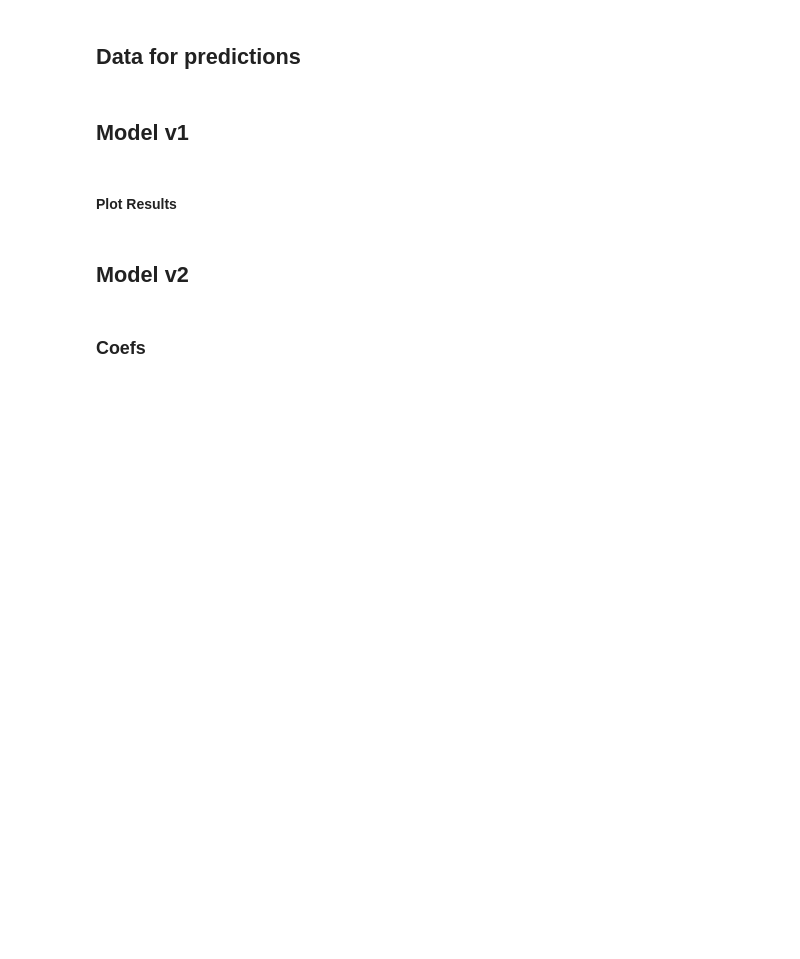
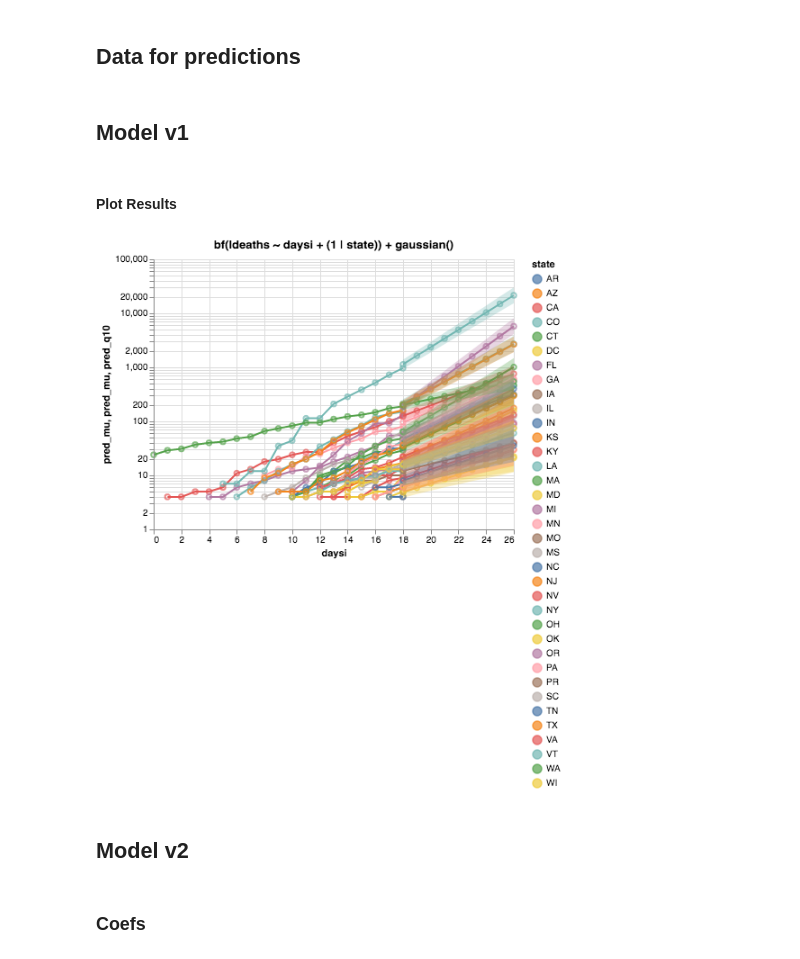
Before and after one commit to wcbeard/covid_models, a Jupyter notebook: notebooks/covid_model.ipynb, the cells around one changed output. Cells and saved outputs as stored; diff of their text form; code cells hidden in the pictures; blank space fills up the shorter version.

```diff
--- a/notebooks/covid_model.ipynb
+++ b/notebooks/covid_model.ipynb
@@ -47,7 +47,8 @@ load_states = mem.cache(cvs.load_states)
 dfct = cvs.load_ga_county()
 ga_agg = cvs.load_ga_agg()
 # %%
-date_arg = '03-27'
+date_arg = '03-29'
+fn_date = '0329'
 dfs = (
     load_states(date=date_arg)
     .sort_values(["state", "date"], ascending=True)
@@ -68,7 +69,7 @@ Current actual max date: 20200327
 
 def log_preds(df):
     preds = [c for c in df if c.startswith('pred_')]
-    df = df.assign(**{pred: lambda x, pred=pred: 10 ** x[pred] for pred in preds})
+    df = df.assign(**{pred: lambda x, pred=pred: np.exp(x[pred]) for pred in preds})
     return df
 
 dfd = cvs.filter_mortality(dfs)
@@ -104,38 +106,49 @@ dfsim1 = dfsim1_.merge(dfsim_out, on='row').pipe(log_preds)
+# %%
+dfsim_preds = pd.read_feather(data_dir / "mort_preds_0328.fth").rename(
+    columns={"pred_state": "state", "pred_daysi": "daysi"}
+)
+dfsim2_preds = (
+    dfsim1_.merge(dfsim_preds, on=["state", "daysi"])
+    .pipe(log_preds)
+    .assign(date=lambda x: x.daysi.map(dayi2date))
+)
 # %% [markdown]
 #### Plot Results
 # %%
 color = "state"
 x = "daysi"
 y = "pred_mu"
 
 
-pred = dfsim1
+pred = dfsim2_preds
 actual = dfd.assign(pred_mu=lambda x: x["death"])
 
 
 def deco(ch):
     h = ch.mark_line().encode(
         x=A.X(x, title=x),
         y=A.Y(y, title=y, scale=lgs),
         color=color,
         tooltip=[color, x, y],
     )
     return h
 
 
 h_act = deco(Chart(actual))
 h_est = deco(Chart(pred))
 h_est_err = h_est.mark_errorband().encode(
     y="pred_q10", y2="pred_q90", x="daysi", color=color,
 )
 
 ch_act = h_act + h_act.mark_point()
 ch_est = h_est + h_est.mark_point() + h_est_err
 
 
 form1 = "bf(ldeaths ~ daysi + (1 | state)) + gaussian()"
 save_ch = (ch_act + ch_est).properties(title=form1)
-# save_ch
+save_ch
+# %% [output]
+[figure, added]
 # %%
 # m1_path = Path('covid/models/mortal/v1')
 # write_model(m1_path, dfsim1, "bf(ldeaths ~ daysi + (1 | state)) + gaussian()", save_ch)
```
Also changed, not shown: parts of 15 cells of this notebook, 6 other files.
